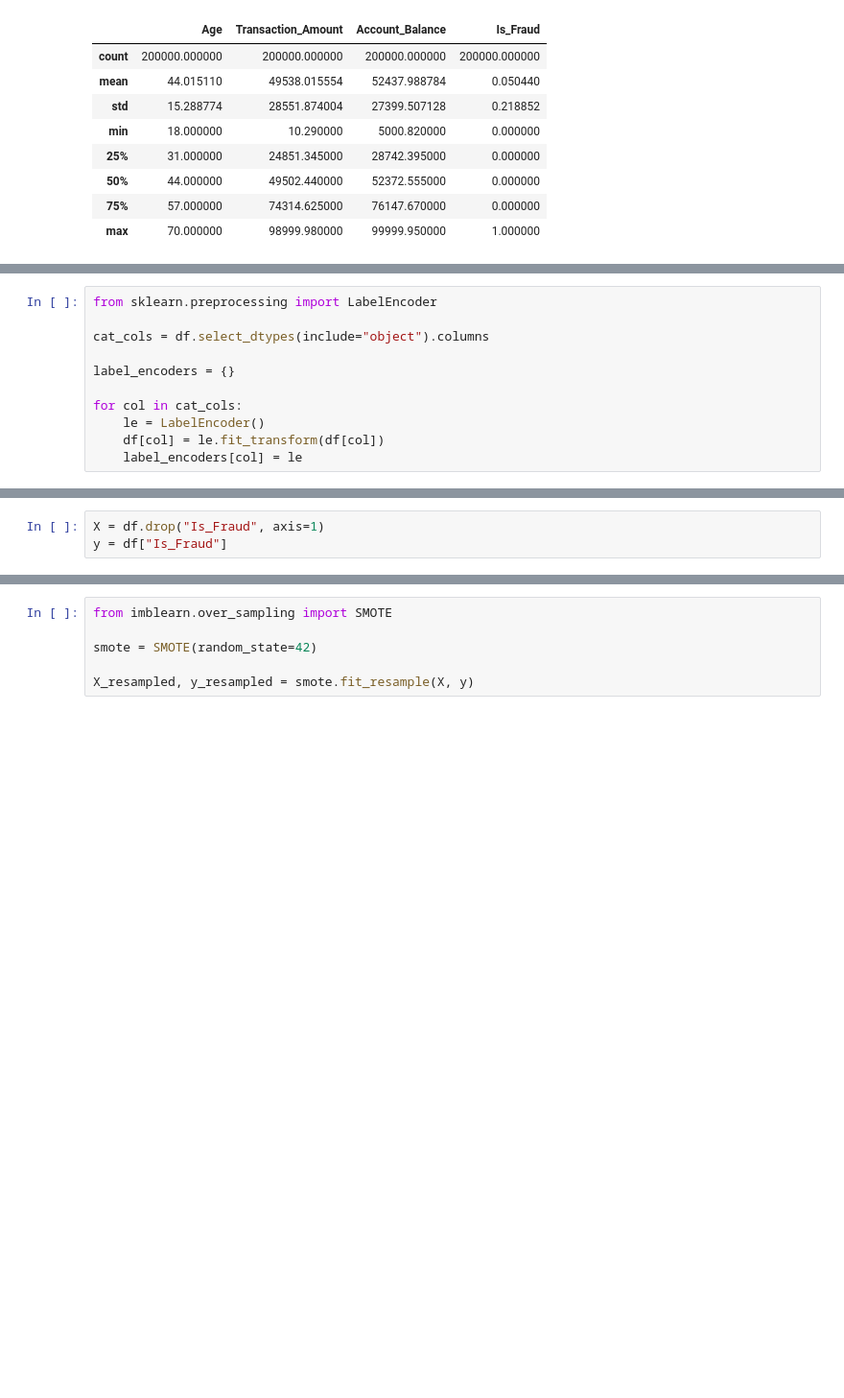
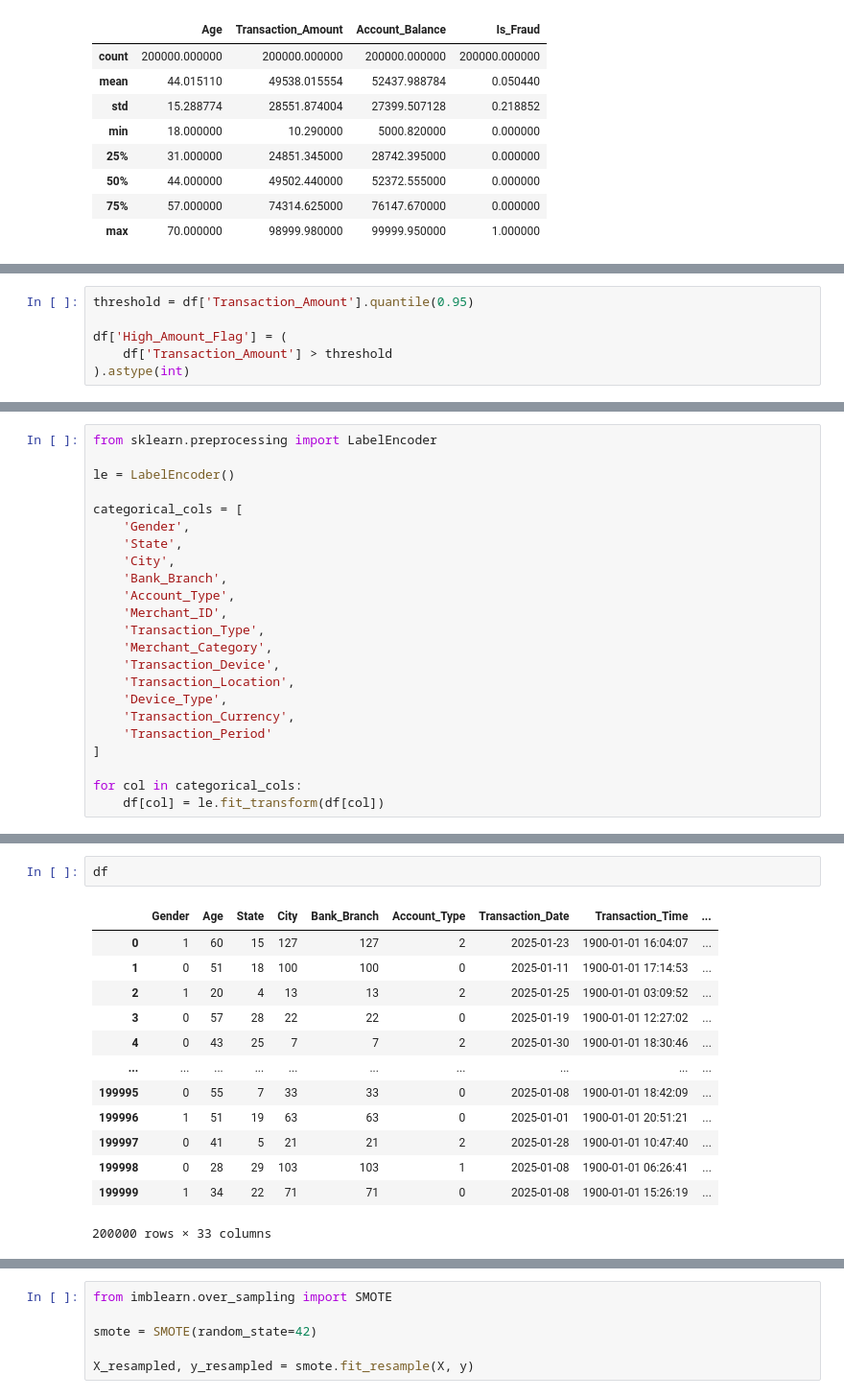
Before and after one commit to Shrutichauha7/Fraud_Detection_Analysis, a Jupyter notebook: experiments/mynotebook.ipynb, the cells around one changed output, grey strips where cells are left out. Shown at 96% size. Cells and saved outputs as stored; diff of their text form; blank space fills up the shorter version.

```diff
--- a/experiments/mynotebook.ipynb
+++ b/experiments/mynotebook.ipynb
@@ -105,0 +150,6 @@ df = df.drop(columns=["Transaction_Time"])
+# %%
+threshold = df['Transaction_Amount'].quantile(0.95)
+
+df['High_Amount_Flag'] = (
+    df['Transaction_Amount'] > threshold
+).astype(int)
@@ -105,0 +171,23 @@ df = df.drop(columns=["Transaction_Time"])
+# %%
+from sklearn.preprocessing import LabelEncoder
+
+le = LabelEncoder()
+
+categorical_cols = [
+    'Gender',
+    'State',
+    'City',
+    'Bank_Branch',
+    'Account_Type',
+    'Merchant_ID',
+    'Transaction_Type',
+    'Merchant_Category',
+    'Transaction_Device',
+    'Transaction_Location',
+    'Device_Type',
+    'Transaction_Currency',
+    'Transaction_Period'
+]
+
+for col in categorical_cols:
+    df[col] = le.fit_transform(df[col])
@@ -126,12 +247 @@ Transaction_Minute         0
 dtype: int64
-# %%
-from sklearn.preprocessing import LabelEncoder
-
-cat_cols = df.select_dtypes(include="object").columns
-
-label_encoders = {}
-
-for col in cat_cols:
-    le = LabelEncoder()
-    df[col] = le.fit_transform(df[col])
-    label_encoders[col] = le
@@ -161,6 +248,19 @@ Name: Is_Fraud, dtype: float64
-# %%
-X = df.drop("Is_Fraud", axis=1)
-y = df["Is_Fraud"]
+# %%
+df
+# %% [output]
+|  | Gender | Age | State | City | Bank_Branch | Account_Type | Transaction_Date | Transaction_Time | ... |
+| 0 | 1 | 60 | 15 | 127 | 127 | 2 | 2025-01-23 | 1900-01-01 16:04:07 | ... |
+| 1 | 0 | 51 | 18 | 100 | 100 | 0 | 2025-01-11 | 1900-01-01 17:14:53 | ... |
+| 2 | 1 | 20 | 4 | 13 | 13 | 2 | 2025-01-25 | 1900-01-01 03:09:52 | ... |
+| 3 | 0 | 57 | 28 | 22 | 22 | 0 | 2025-01-19 | 1900-01-01 12:27:02 | ... |
+| 4 | 0 | 43 | 25 | 7 | 7 | 2 | 2025-01-30 | 1900-01-01 18:30:46 | ... |
+| ... | ... | ... | ... | ... | ... | ... | ... | ... | ... |
+| 199995 | 0 | 55 | 7 | 33 | 33 | 0 | 2025-01-08 | 1900-01-01 18:42:09 | ... |
+| 199996 | 1 | 51 | 19 | 63 | 63 | 0 | 2025-01-01 | 1900-01-01 20:51:21 | ... |
+| 199997 | 0 | 41 | 5 | 21 | 21 | 2 | 2025-01-28 | 1900-01-01 10:47:40 | ... |
+| 199998 | 0 | 28 | 29 | 103 | 103 | 1 | 2025-01-08 | 1900-01-01 06:26:41 | ... |
+| 199999 | 1 | 34 | 22 | 71 | 71 | 0 | 2025-01-08 | 1900-01-01 15:26:19 | ... |
+200000 rows × 33 columns
 # %%
 
 print("\nFeature Shape:", X.shape)
```
Also changed, not shown: parts of 17 cells of this notebook.
